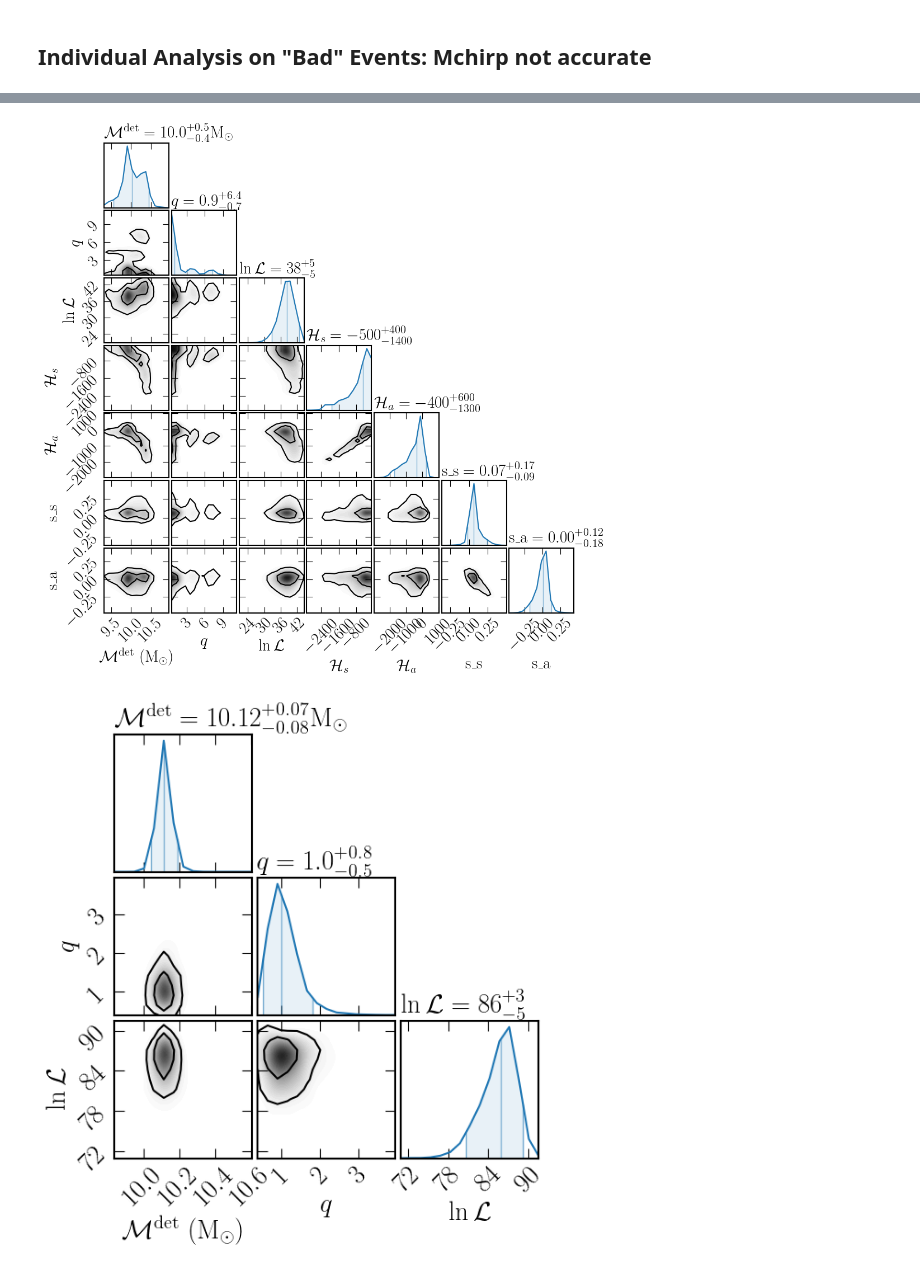
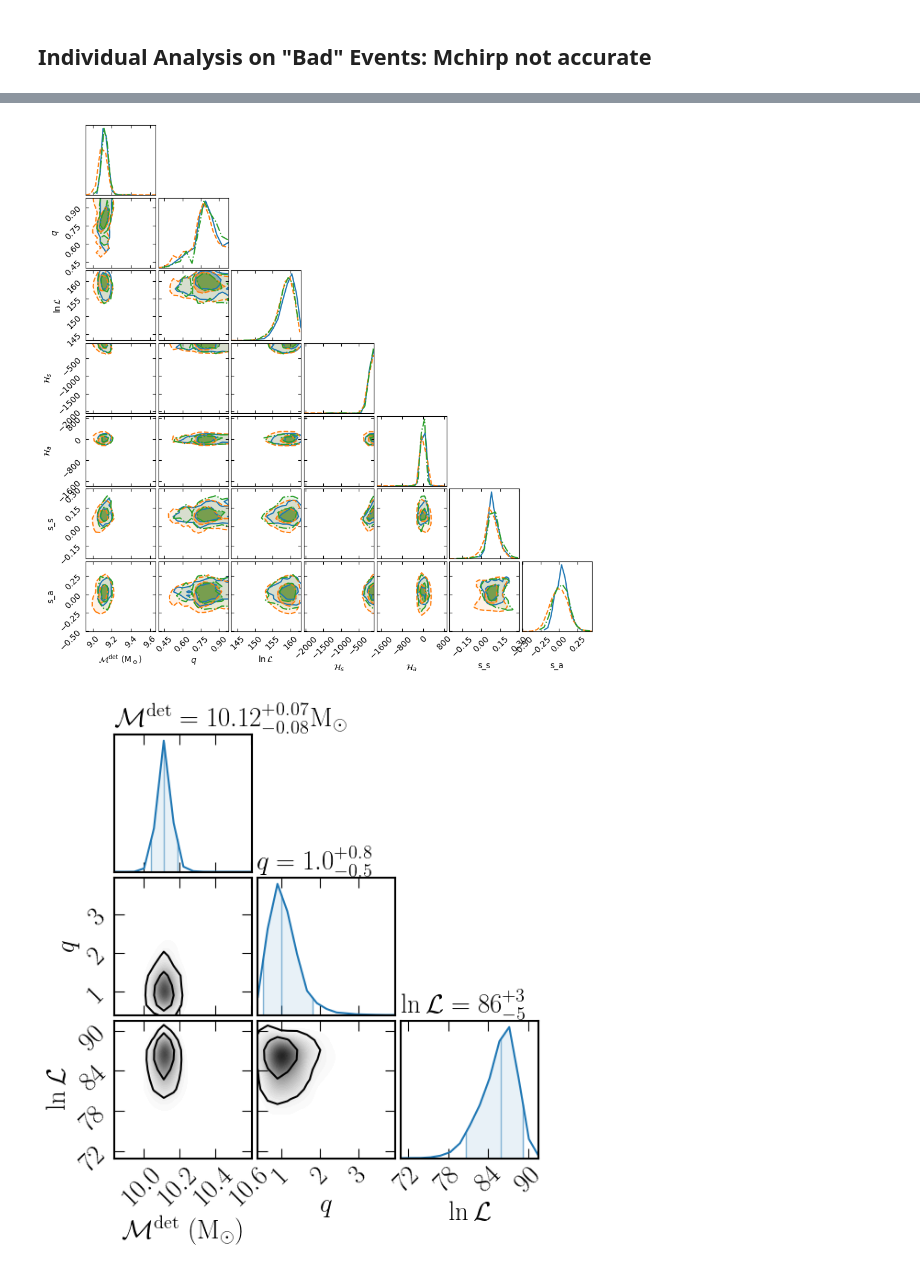
Before and after one commit to jroulet/cogwheel, a Jupyter notebook: cogwheel/waveform_models/_qdol_pe.ipynb, the cells around one changed output, grey strips where cells are left out. Cells and saved outputs as stored; diff of their text form; code cells hidden in the pictures.

```diff
--- a/cogwheel/waveform_models/_qdol_pe.ipynb
+++ b/cogwheel/waveform_models/_qdol_pe.ipynb
@@ -6,14 +6,14 @@ This notebook shows the basic usage of `cogwheel`.
 We will choose an event, a waveform approximant and a prior and generate samples from the posterior distribution.
 # %%
 import sys
-path_to_cogwheel = '/home/zihanz/custom-waveform-model/cogwheel'
+path_to_cogwheel = '/home/zihanz/git_cogwheel/cogwheel'
 sys.path.append(path_to_cogwheel)
 #sys.path.insert(0,"/home/hschia/data/love")
 #sys.path.insert(-1, "/home/hschia/PE/gw_detection_ias")
 
 import pandas as pd
 import numpy as np
-import matplotlib.pyplot as plt
+import matplotlib.pyplot as plt?
 
 from cogwheel import data
 from cogwheel import gw_prior
@@ -33,7 +33,6 @@ QuadrupoleDissipationOctupoleLoveWaveformGenerator, DEFAULT_PARS
 
 %matplotlib inline
 
-plt.style.use("plot_style_2.mplstyle")
 
 # Functions that transform parameters
 def eta(m1,m2):
@@ -199,24 +231,64 @@ gw_plotting.CornerPlot(samples[['mchirp','q','lnl']]).plot()
 # %%
-samples = pd.read_feather('GW2023/IntrinsicQDOLPrior/GW190930_133541/live2048_4PN_supcon/samples.feather')
-samples['q'] = np.exp(samples['lnq'])
+samples1 = pd.read_feather('GW2023/IntrinsicQDOLPrior/GW191216_213338/run_1/samples.feather')
+samples1['q'] = samples1['m2'] / samples1['m1']
 
-samples['h1s0'] = -2.0 * samples['h1s1']
-samples['h2s0'] = -2.0 * samples['h2s1']
+samples1['h1s0'] = -2.0 * samples1['h1s1']
+samples1['h2s0'] = -2.0 * samples1['h2s1']
 
-samples['hs'] = hs(samples['m1'], samples['m2'],
-                                   samples['h1s1'], samples['h2s1'])
-samples['ha'] = ha(samples['m1'], samples['m2'],
-                                   samples['h1s1'], samples['h2s1'])
-samples['h0'] = h0(samples['m1'], samples['m2'],
-                samples['h1s0'], samples['h2s0'])
-samples['s_s'] = (samples['s1z'] + samples['s2z']) / 2.0
-samples['s_a'] = (samples['s1z'] - samples['s2z']) / 2.0
-samples['chieff'] = (samples['s1z']*samples['m1'] \
-                                     + samples['s2z']*samples['m2']) \
-                                     /(samples['m1'] + samples['m2'])
-gw_plotting.CornerPlot(samples[['mchirp','q','lnl','hs','ha','s_s','s_a']]).plot()
+samples1['hs'] = hs(samples1['m1'], samples1['m2'],
+                                   samples1['h1s1'], samples1['h2s1'])
+samples1['ha'] = ha(samples1['m1'], samples1['m2'],
+                                   samples1['h1s1'], samples1['h2s1'])
+samples1['h0'] = h0(samples1['m1'], samples1['m2'],
+                samples1['h1s0'], samples1['h2s0'])
+samples1['s_s'] = (samples1['s1z'] + samples1['s2z']) / 2.0
+samples1['s_a'] = (samples1['s1z'] - samples1['s2z']) / 2.0
+samples1['chieff'] = (samples1['s1z']*samples1['m1'] \
+                                     + samples1['s2z']*samples1['m2']) \
+                                     /(samples1['m1'] + samples1['m2'])
+
+
+samples2 = pd.read_feather('/home/zihanz/custom-waveform-model/cogwheel/cogwheel/waveform_models/GW2023/IntrinsicQDOLPrior/GW191216_213338/live2048_4PN_supcon/samples.feather')
+samples2['q'] = samples2['m2'] / samples2['m1']
+
+samples2['h1s0'] = -2.0 * samples2['h1s1']
+samples2['h2s0'] = -2.0 * samples2['h2s1']
+
+samples2['hs'] = hs(samples2['m1'], samples2['m2'],
+                                   samples2['h1s1'], samples2['h2s1'])
+samples2['ha'] = ha(samples2['m1'], samples2['m2'],
+                                   samples2['h1s1'], samples2['h2s1'])
+samples2['h0'] = h0(samples2['m1'], samples2['m2'],
+                samples2['h1s0'], samples2['h2s0'])
+samples2['s_s'] = (samples2['s1z'] + samples2['s2z']) / 2.0
+samples2['s_a'] = (samples2['s1z'] - samples2['s2z']) / 2.0
+samples2['chieff'] = (samples2['s1z']*samples2['m1'] \
+                                     + samples2['s2z']*samples2['m2']) \
+                                     /(samples2['m1'] + samples2['m2'])
+
+samples3 = pd.read_feather('GW2023/IntrinsicQDOLPrior/GW191216_213338/run_0/samples.feather')
+samples3['q'] = samples3['m2'] / samples3['m1']
+
+samples3['h1s0'] = -2.0 * samples3['h1s1']
+samples3['h2s0'] = -2.0 * samples3['h2s1']
+
+samples3['hs'] = hs(samples3['m1'], samples3['m2'],
+                                   samples3['h1s1'], samples3['h2s1'])
+samples3['ha'] = ha(samples3['m1'], samples3['m2'],
+                                   samples3['h1s1'], samples3['h2s1'])
+samples3['h0'] = h0(samples3['m1'], samples3['m2'],
+                samples3['h1s0'], samples3['h2s0'])
+samples3['s_s'] = (samples3['s1z'] + samples3['s2z']) / 2.0
+samples3['s_a'] = (samples3['s1z'] - samples3['s2z']) / 2.0
+samples3['chieff'] = (samples3['s1z']*samples3['m1'] \
+                                     + samples3['s2z']*samples3['m2']) \
+                                     /(samples3['m1'] + samples3['m2'])
+
+
+plot_params=['mchirp','q','lnl','hs','ha','s_s','s_a']
+gw_plotting.MultiCornerPlot([samples1[plot_params], samples2[plot_params],samples3[plot_params]]).plot()
 # %% [output]
-[figure, old version]
+[figure, new version]
 # %%
 samples = pd.read_feather('GW2023/IntrinsicLVCPrior/GW190728_064510/run_0/samples.feather')
 samples['q'] = np.exp(samples['lnq'])
```
Also changed, not shown: parts of 5 cells of this notebook, 1 other file.
